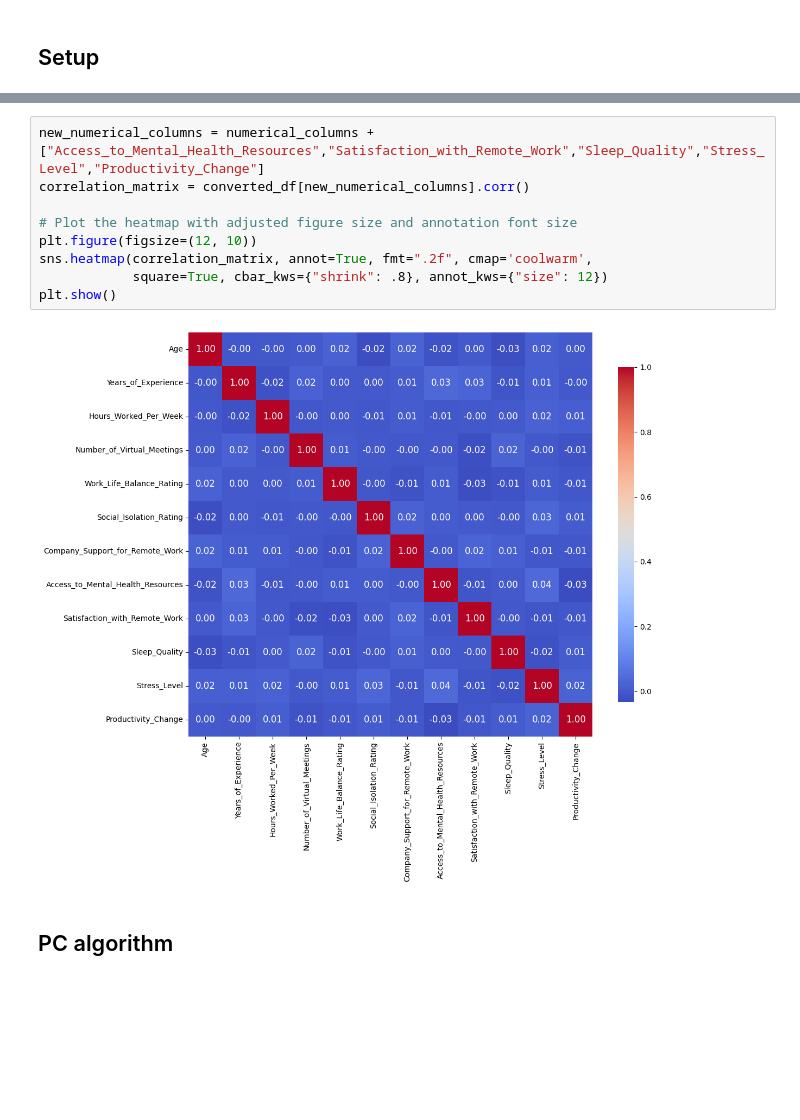
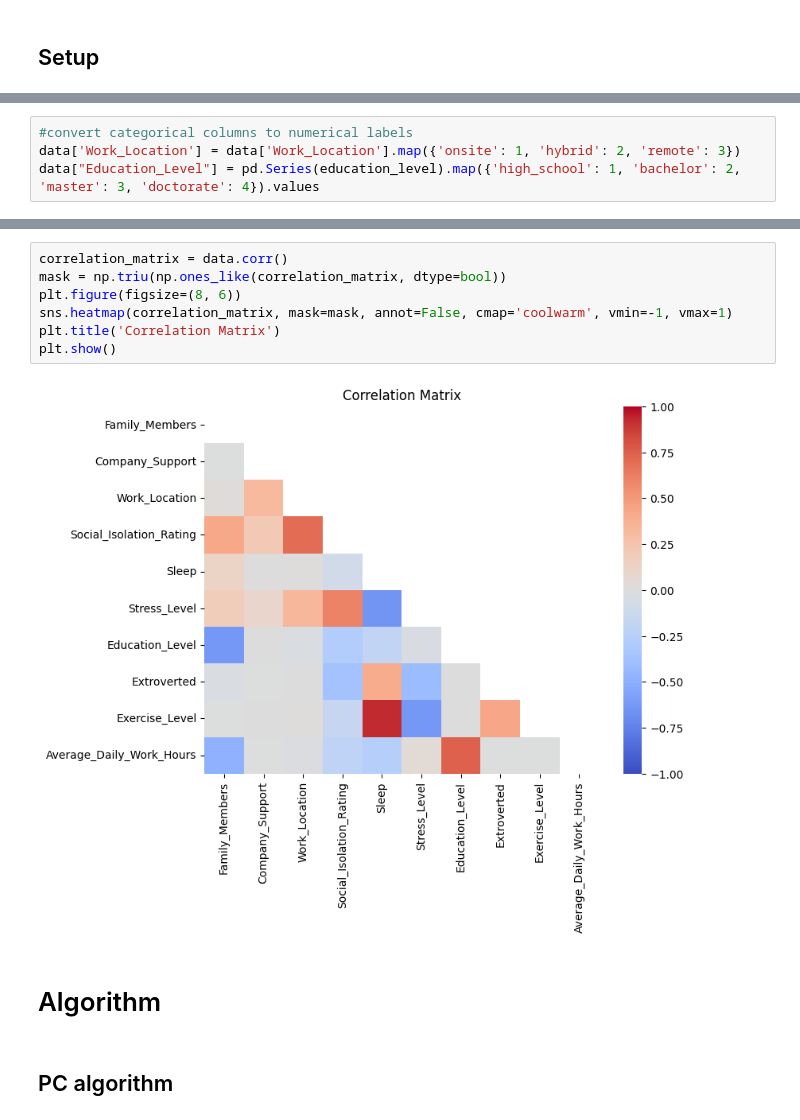
Before and after one commit to VivianZhao12/CAPSTONE-Causal-Inference-between-Remote-Work-and-Mental-Health, a Jupyter notebook: EDA.ipynb, the cells around one changed output, grey strips where cells are left out. Cells and saved outputs as stored; diff of their text form; blank space fills up the shorter version.

Commit message:
edit data simulation

```diff
--- a/EDA.ipynb
+++ b/EDA.ipynb
@@ -21,0 +108,4 @@ data.head()
+# %%
+#convert categorical columns to numerical labels
+data['Work_Location'] = data['Work_Location'].map({'onsite': 1, 'hybrid': 2, 'remote': 3})
+data["Education_Level"] = pd.Series(education_level).map({'high_school': 1, 'bachelor': 2, 'master': 3, 'doctorate': 4}).values
@@ -184,13 +132,13 @@ converted_df = convert_ordinal_columns(data, mapping_dict)
-# %%
-new_numerical_columns = numerical_columns + ["Access_to_Mental_Health_Resources","Satisfaction_with_Remote_Work","Sleep_Quality","Stress_Level","Productivity_Change"]
-correlation_matrix = converted_df[new_numerical_columns].corr()
-
-# Plot the heatmap with adjusted figure size and annotation font size
-plt.figure(figsize=(12, 10))
-sns.heatmap(correlation_matrix, annot=True, fmt=".2f", cmap='coolwarm',
-            square=True, cbar_kws={"shrink": .8}, annot_kws={"size": 12})
-plt.show()
-# %% [output]
-[figure, removed]
+# %%
+correlation_matrix = data.corr()
+mask = np.triu(np.ones_like(correlation_matrix, dtype=bool))
+plt.figure(figsize=(8, 6))
+sns.heatmap(correlation_matrix, mask=mask, annot=False, cmap='coolwarm', vmin=-1, vmax=1)
+plt.title('Correlation Matrix')
+plt.show()
+# %% [output]
+[figure, added]
+# %% [markdown]
+# Algorithm
 # %% [markdown]
 ## PC algorithm
```
Also changed, not shown: parts of 37 cells of this notebook, 1 other file.
